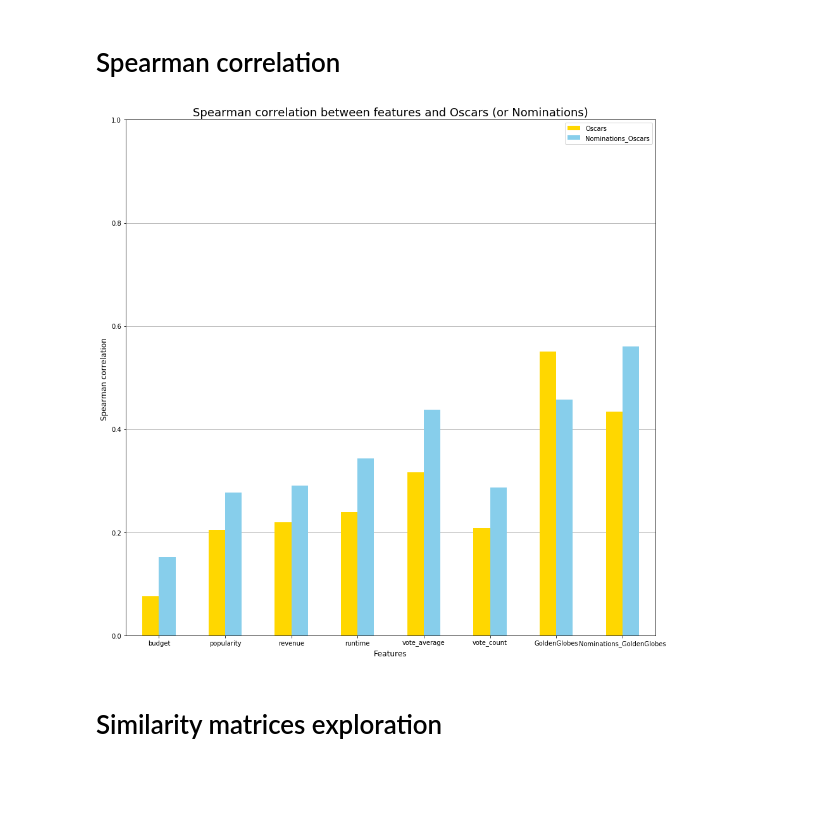
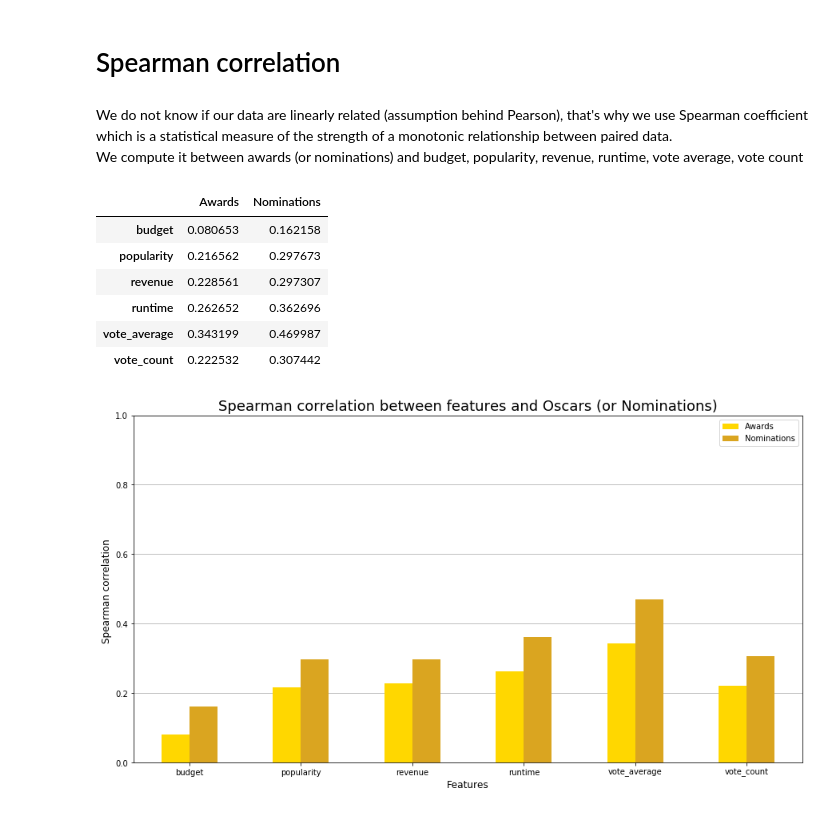
Before and after one commit to antoine-spahr/NTDS, a Jupyter notebook: Project/Prior Exploration.ipynb, the cells around one changed output. Drawn from its saved outputs; the diff is of its cells as text; code cells hidden in the pictures; blank space fills up the shorter version.

```diff
--- a/Project/Prior Exploration.ipynb
+++ b/Project/Prior Exploration.ipynb
@@ -84,0 +57,5 @@ Percentage of movies having one or more Nominations: 0.178
+# %%
+# load the features and labels
+features_df = pd.read_csv(Data_path+'features.csv',index_col=0)
+labels_df = pd.read_csv(Data_path+'labels.csv',index_col=0)
+all_df = pd.concat([features_df, labels_df], axis=1)
@@ -97,15 +119,30 @@ corr_df = corr_df.drop(['Oscars','Nominations_Oscars'])
+# %% [markdown]
+We do not know if our data are linearly related (assumption behind Pearson), that's why we use Spearman coefficient which is a statistical measure of the strength of a monotonic relationship between paired data. <br>
+We compute it between awards (or nominations) and budget, popularity, revenue, runtime, vote average, vote count
+# %%
+# compute the spearman correlation coefficients
+corr_df = all_df.loc[:,['budget', 'popularity', 'revenue', 'runtime', 'vote_average', 'vote_count', 'Awards', 'Nominations']] \
+                        .corr(method = 'spearman').loc[:,['Awards','Nominations']]
+# To remove meaningless information (correlation between labels)
+corr_df = corr_df.drop(['Awards','Nominations'])
+corr_df
+# %% [output]
+|  | Awards | Nominations |
+| budget | 0.080653 | 0.162158 |
+| popularity | 0.216562 | 0.297673 |
+| revenue | 0.228561 | 0.297307 |
+| runtime | 0.262652 | 0.362696 |
+| vote_average | 0.343199 | 0.469987 |
+| vote_count | 0.222532 | 0.307442 |
 # %%
 # Bar plots to visualize Spearman correlation
-ax = corr_df.plot.bar(rot=0,figsize=(15,15),color=['gold','skyblue'])
-
+ax = corr_df.plot.bar(rot=0,figsize=(15,8),color=['Gold','Goldenrod'])
 ax.set_title("Spearman correlation between features and Oscars (or Nominations)",size=18)
 ax.set_ylim([0, 1])
 ax.set_xlabel("Features",size=12)
 ax.set_ylabel("Spearman correlation ",size=12)
 ax.grid(True, which='major', axis='y')
 ax.set_axisbelow(True)
 plt.show()
 # %% [output]
-[figure, old version]
+[figure, new version]
-# %% [markdown]
-# Similarity matrices exploration
```
Also changed, not shown: parts of 12 cells of this notebook, 7 other files.
